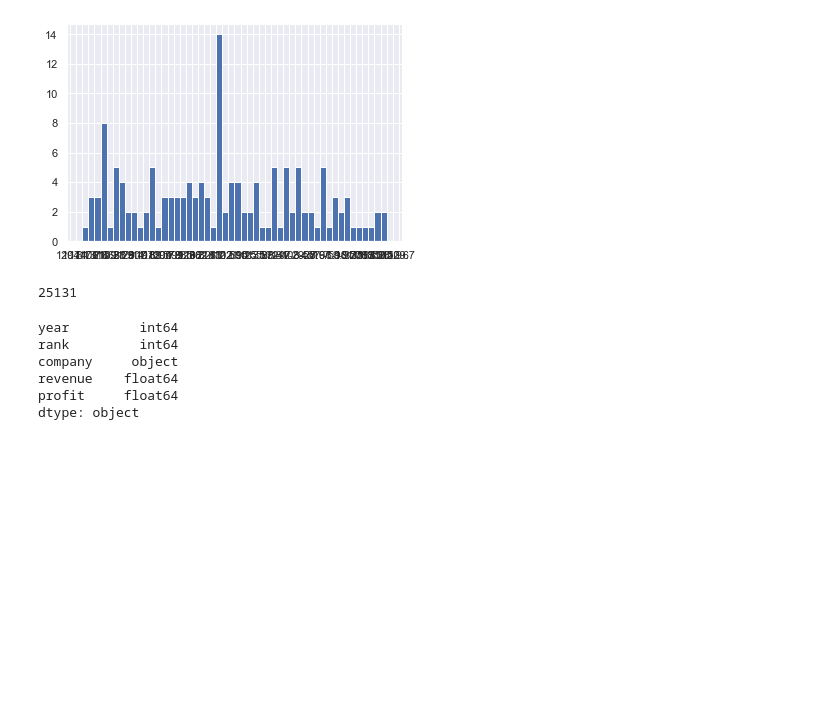
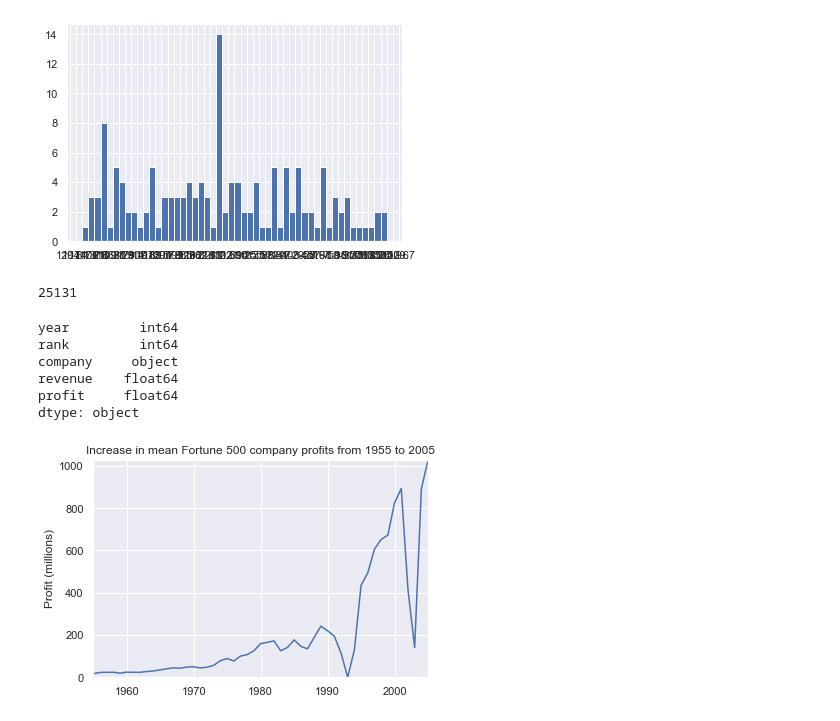
Before and after one commit to kamiada/Mushrooms-and-Python, a Jupyter notebook: tutorial(s)/Tutorial.ipynb, the cells around one changed output. Drawn from its saved outputs; the diff is of its cells as text; code cells hidden in the pictures; blank space fills up the shorter version.

```diff
--- a/tutorial(s)/Tutorial.ipynb
+++ b/tutorial(s)/Tutorial.ipynb
@@ -114,3 +114,8 @@ def plot(x, y, ax, title, y_label):
     ax.set_ylabel(y_label)
     ax.plot(x,y)
     ax.margins(x=0, y=0)
+# %%
+fig, ax = plt.subplots()
+plot(x, y1, ax, 'Increase in mean Fortune 500 company profits from 1955 to 2005', 'Profit (millions)')
+# %% [output]
+[figure, added]
```
